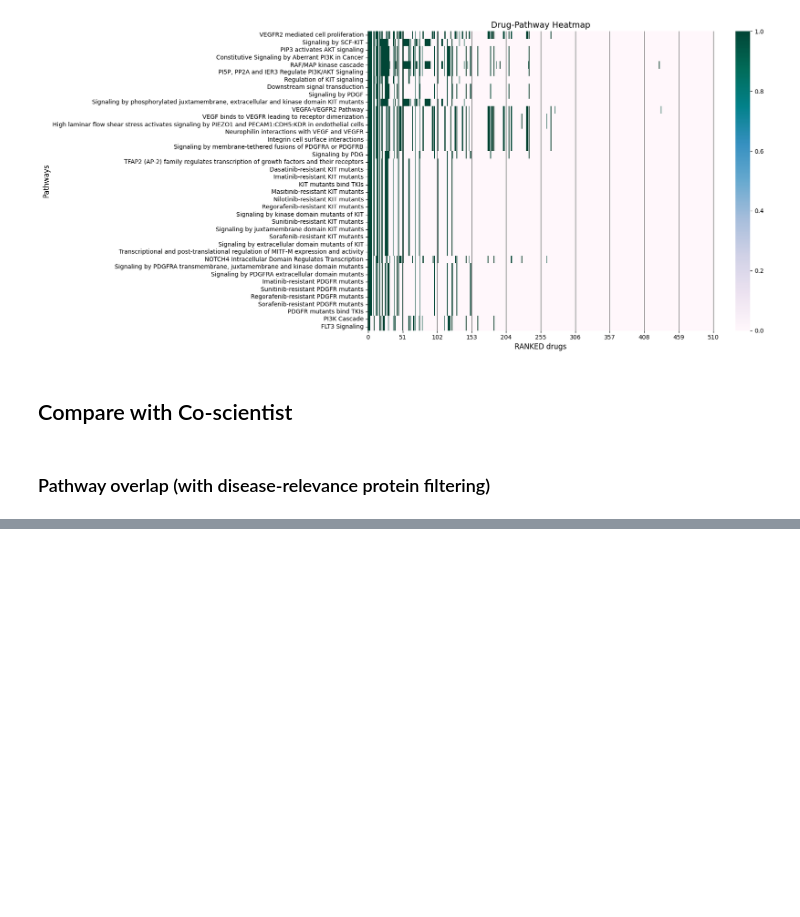
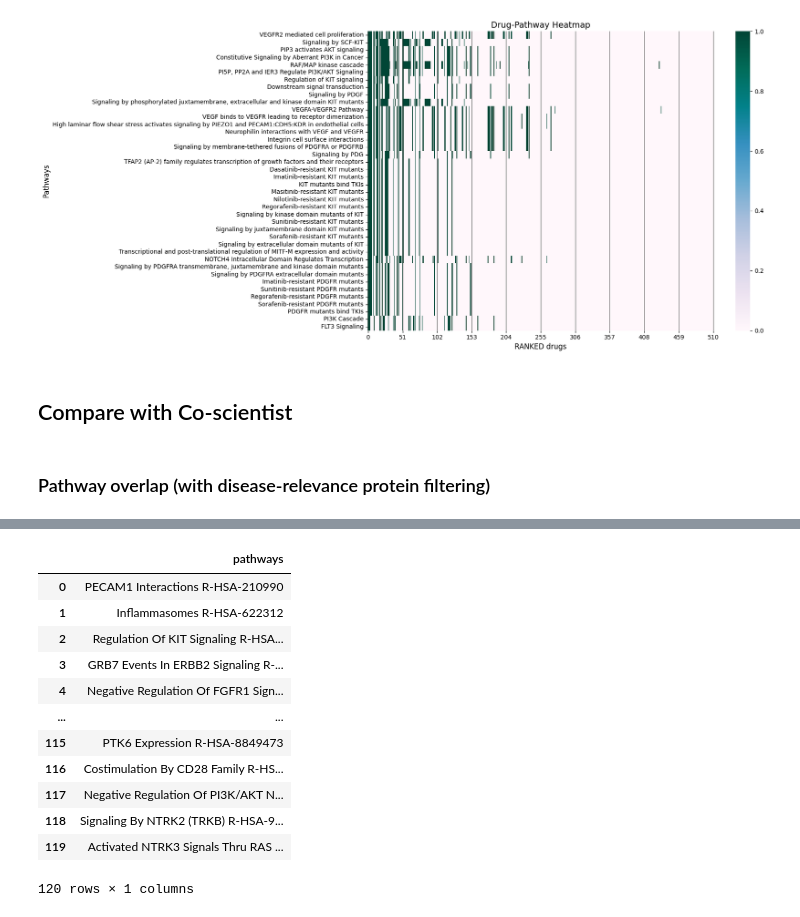
Before and after one commit to pharmbio/repuragent, a Jupyter notebook: analysis/AML/AML_analysis.ipynb, the cells around one changed output, grey strips where cells are left out. Saved outputs shown, nothing was run; the diff lists cells and outputs as text; code cells hidden in the pictures; blank space fills up the shorter version.

```diff
--- a/analysis/AML/AML_analysis.ipynb
+++ b/analysis/AML/AML_analysis.ipynb
@@ -1483,0 +2229,26 @@ Cosine overlap:  0.33903579712504306
+# %%
+# 2) Repuragent: load top-N and compute pathways via OpenTargets->(FILTER)->Reactome
+rep_drugs_df = pd.read_csv('repuragent_output5/top20_selected.csv')
+P_rep= pathways_enrichment_from_chembl_id(
+    rep_drugs_df)
+
+# 3) Co-scientist: compute pathways via OpenTargets->(FILTER)->Reactome
+co_drugs_df = pd.read_csv(CO_SCIENTIST_OUTPUT)
+P_co = pathways_enrichment_from_chembl_id(co_drugs_df
+)
+
+print("=== Summary ===")
+print(f"Repuragent top-{REP_TOP_N} drugs: {len(rep_drugs_df)}")
+print(f"Repuragent pathways: {len(P_rep)}")
+print(f"Co-scientist drugs: {len(CO_DRUGS)}")
+print(f"Co-scientist pathways: {len(P_co)}")
+print(f"Shared pathways: {len(P_rep & P_co)}")
+print(f"Jaccard overlap: {jaccard(P_rep, P_co)}")
+print(f"Cosine overlap:  {cosine_binary(P_rep, P_co)}")
+
+# Sankey: aggregated overlap
+fig1 = sankey_aggregated(
+    P_rep, P_co,
+    title=f"Pathway overlap (Aggregated): Repuragent top-{REP_TOP_N} vs Co-scientist\n"
+)
+fig1.show()
@@ -1483,0 +2273,18 @@ Cosine overlap:  0.33903579712504306
+# %%
+df = {'pathways': list(P_rep - P_co)}
+df = pd.DataFrame(df)
+df
+# %% [output]
+|  | pathways |
+| 0 | PECAM1 Interactions R-HSA-210990 |
+| 1 | Inflammasomes R-HSA-622312 |
+| 2 | Regulation Of KIT Signaling R-HSA... |
+| 3 | GRB7 Events In ERBB2 Signaling R-... |
+| 4 | Negative Regulation Of FGFR1 Sign... |
+| ... | ... |
+| 115 | PTK6 Expression R-HSA-8849473 |
+| 116 | Costimulation By CD28 Family R-HS... |
+| 117 | Negative Regulation Of PI3K/AKT N... |
+| 118 | Signaling By NTRK2 (TRKB) R-HSA-9... |
+| 119 | Activated NTRK3 Signals Thru RAS ... |
+120 rows × 1 columns
```
Also changed, not shown: parts of 16 cells of this notebook, 9 other files.
